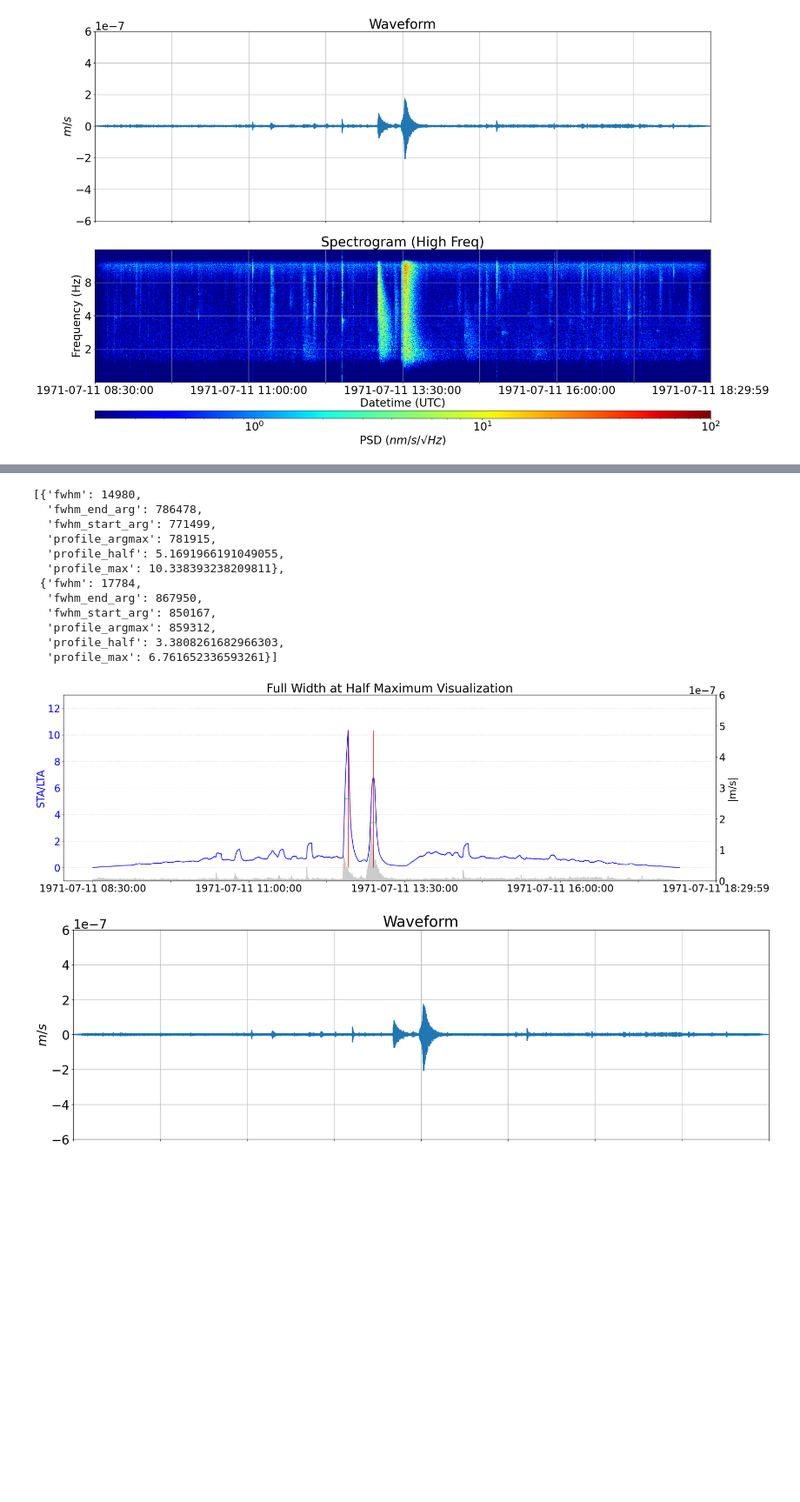
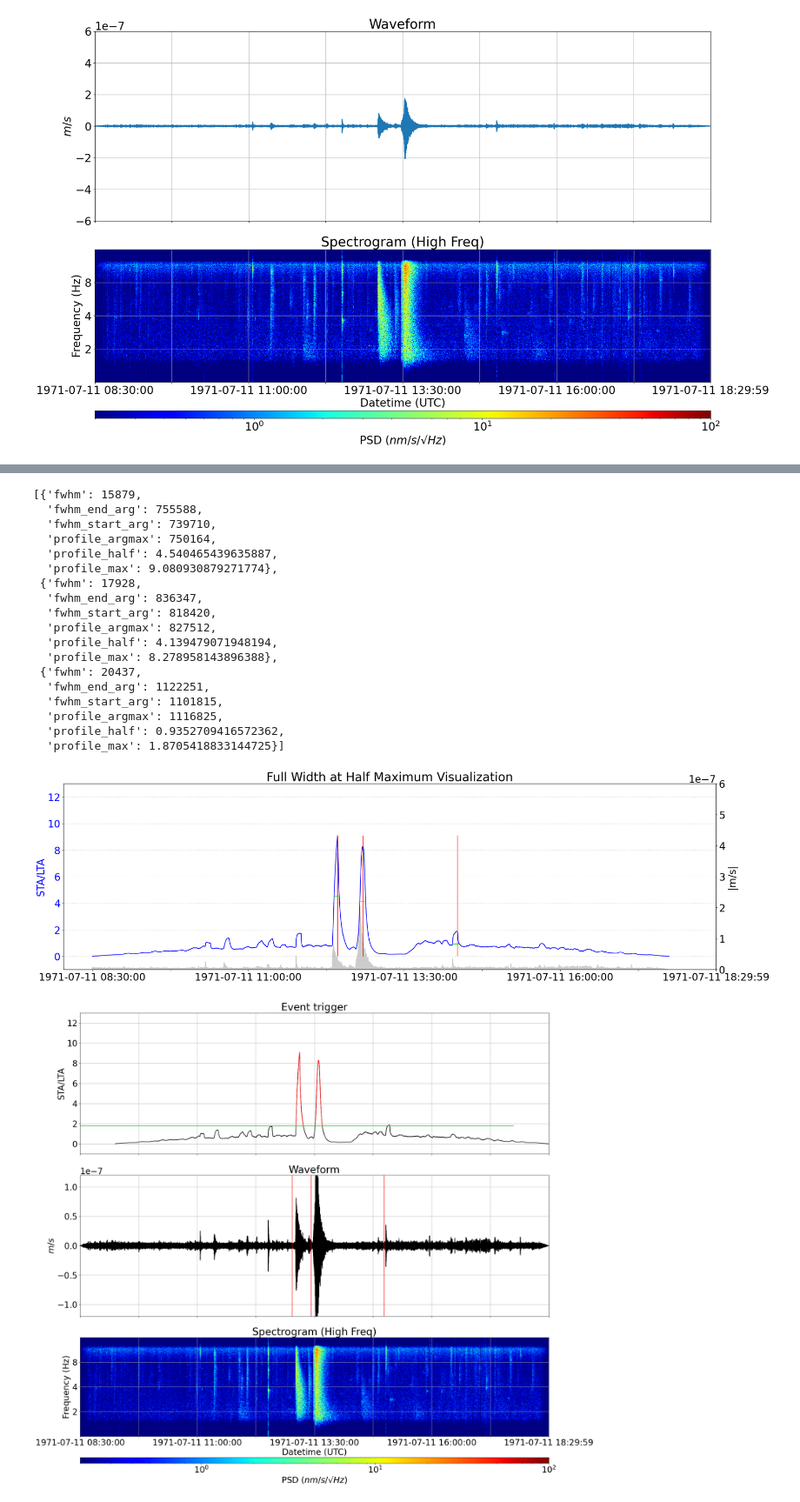
Before and after one commit to imag-fff/apollo-spdata-analysis, a Jupyter notebook: getting_started.ipynb, the cells around one changed output, grey strips where cells are left out. Shown at 87% size. Cells and saved outputs as stored; diff of their text form; code cells hidden in the pictures; blank space fills up the shorter version.

Commit message:
feat: rerun getting_started.ipynb

```diff
--- a/getting_started.ipynb
+++ b/getting_started.ipynb
@@ -32,12 +32,12 @@ plot_spectrogram(st)
 # %% [output]
 [figure]
 # %%
-sta_lta = calc_sta_lta(stream=st, tl_sec=1800, ts_sec=300)
+sta_lta = calc_sta_lta(stream=st, tl_sec=2400, ts_sec=300)
 
 start_args, end_args = get_args_over_sta_lta_threshold(
     stream=st,
     input_sta_lta=sta_lta,
-    sta_lta_threshold=2.5,
+    sta_lta_threshold=1.8,
     run_length_threshold=st[0].stats.sampling_rate,  # 1秒
     plot_title="STA/LTA visualization",
 )
@@ -52,16 +52,22 @@ profile_details = get_profile_details(
     plot_title="Full Width at Half Maximum Visualization",
 )
 # %% [output]
-[{'fwhm': 14980,
-  'fwhm_end_arg': 786478,
-  'fwhm_start_arg': 771499,
-  'profile_argmax': 781915,
-  'profile_half': 5.1691966191049055,
-  'profile_max': 10.338393238209811},
- {'fwhm': 17784,
-  'fwhm_end_arg': 867950,
-  'fwhm_start_arg': 850167,
-  'profile_argmax': 859312,
-  'profile_half': 3.3808261682966303,
-  'profile_max': 6.761652336593261}]
+[{'fwhm': 15879,
+  'fwhm_end_arg': 755588,
+  'fwhm_start_arg': 739710,
+  'profile_argmax': 750164,
+  'profile_half': 4.540465439635887,
+  'profile_max': 9.080930879271774},
+ {'fwhm': 17928,
+  'fwhm_end_arg': 836347,
+  'fwhm_start_arg': 818420,
+  'profile_argmax': 827512,
+  'profile_half': 4.139479071948194,
+  'profile_max': 8.278958143896388},
+ {'fwhm': 20437,
+  'fwhm_end_arg': 1122251,
+  'fwhm_start_arg': 1101815,
+  'profile_argmax': 1116825,
+  'profile_half': 0.9352709416572362,
+  'profile_max': 1.8705418833144725}]
-[figure, old version]
+[figure, new version]
@@ -70,9 +74,12 @@ from src.plots import plot_event_detection
 # %%
 plot_event_detection(
     stream=st,
     sta_lta=sta_lta,
     start_args=start_args,
     sta_lta_threshold=1.8,
+    ts_sec=300,
+    waveform_ylim=1.2e-7,
+    logging_path="./logs/starttimes.txt"
 )
 # %% [output]
-[figure, old version]
+[figure, new version]
```
Also changed, not shown: parts of 3 cells of this notebook.
